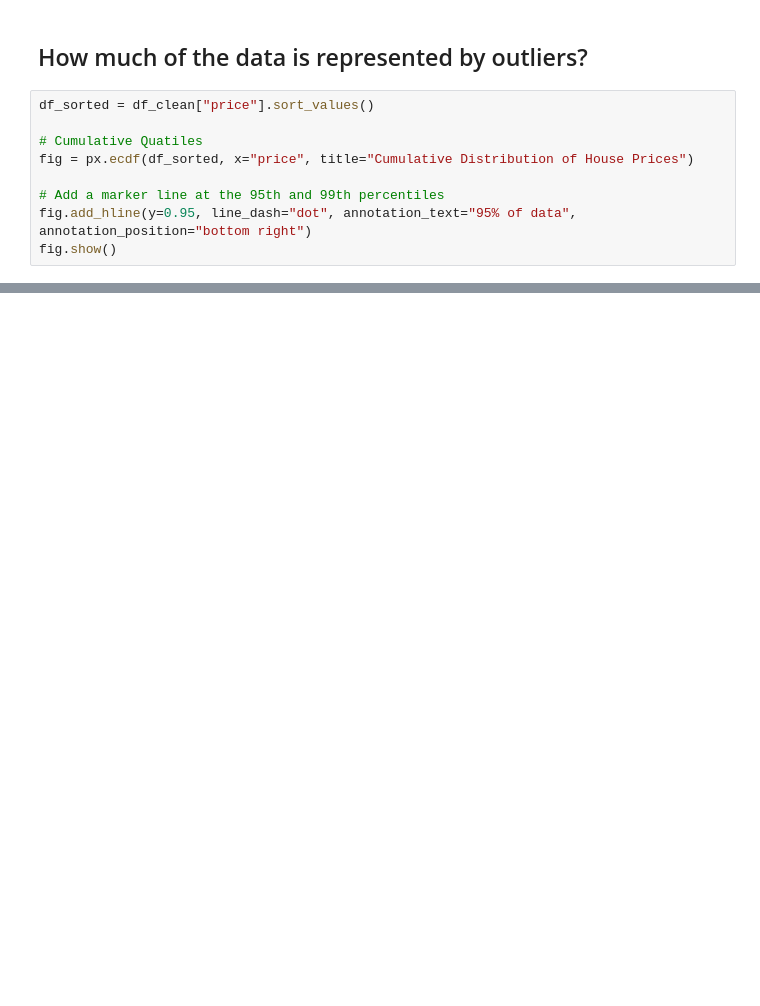
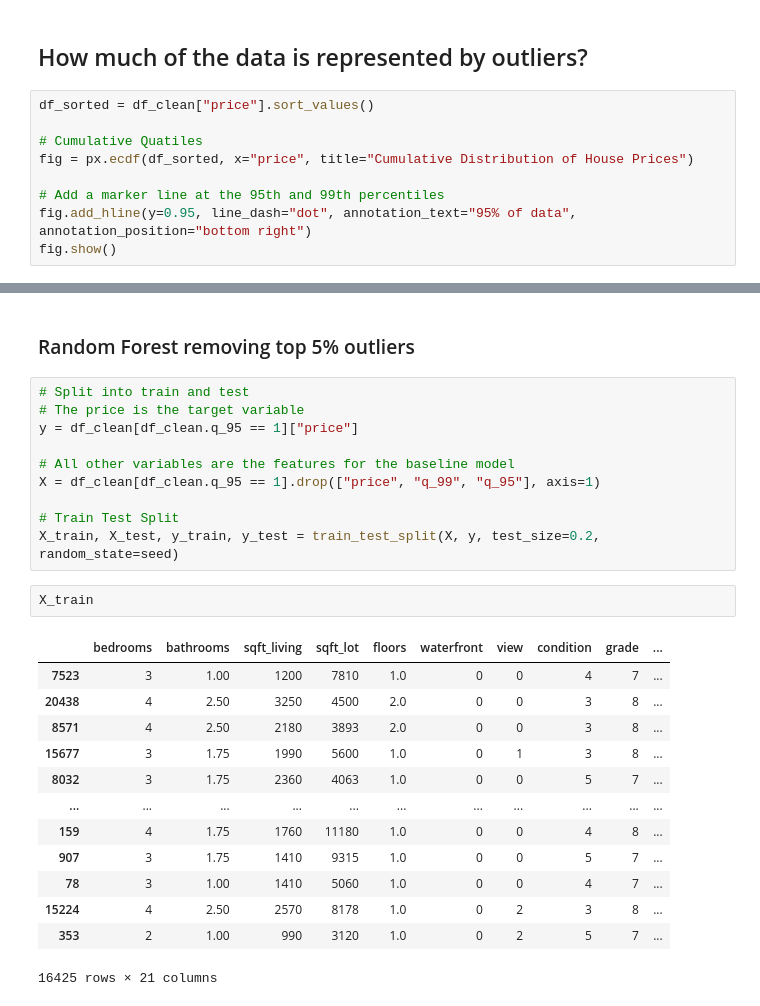
Before and after one commit to coffeedrunkpanda/King-County-Housing-Analysis, a Jupyter notebook: 3_Outliers_Analysis.ipynb, the cells around one changed output, grey strips where cells are left out. Cells and saved outputs as stored; diff of their text form; blank space fills up the shorter version.

```diff
--- a/3_Outliers_Analysis.ipynb
+++ b/3_Outliers_Analysis.ipynb
@@ -102,0 +233,28 @@ fig.show()
+# %% [markdown]
+### Random Forest removing top 5% outliers
+# %%
+# Split into train and test
+# The price is the target variable
+y = df_clean[df_clean.q_95 == 1]["price"]
+
+# All other variables are the features for the baseline model
+X = df_clean[df_clean.q_95 == 1].drop(["price", "q_99", "q_95"], axis=1)
+
+# Train Test Split
+X_train, X_test, y_train, y_test = train_test_split(X, y, test_size=0.2, random_state=seed)
+# %%
+X_train
+# %% [output]
+|  | bedrooms | bathrooms | sqft_living | sqft_lot | floors | waterfront | view | condition | grade | ... |
+| 7523 | 3 | 1.00 | 1200 | 7810 | 1.0 | 0 | 0 | 4 | 7 | ... |
+| 20438 | 4 | 2.50 | 3250 | 4500 | 2.0 | 0 | 0 | 3 | 8 | ... |
+| 8571 | 4 | 2.50 | 2180 | 3893 | 2.0 | 0 | 0 | 3 | 8 | ... |
+| 15677 | 3 | 1.75 | 1990 | 5600 | 1.0 | 0 | 1 | 3 | 8 | ... |
+| 8032 | 3 | 1.75 | 2360 | 4063 | 1.0 | 0 | 0 | 5 | 7 | ... |
+| ... | ... | ... | ... | ... | ... | ... | ... | ... | ... | ... |
+| 159 | 4 | 1.75 | 1760 | 11180 | 1.0 | 0 | 0 | 4 | 8 | ... |
+| 907 | 3 | 1.75 | 1410 | 9315 | 1.0 | 0 | 0 | 5 | 7 | ... |
+| 78 | 3 | 1.00 | 1410 | 5060 | 1.0 | 0 | 0 | 4 | 7 | ... |
+| 15224 | 4 | 2.50 | 2570 | 8178 | 1.0 | 0 | 2 | 3 | 8 | ... |
+| 353 | 2 | 1.00 | 990 | 3120 | 1.0 | 0 | 2 | 5 | 7 | ... |
+16425 rows × 21 columns
```
Also changed, not shown: parts of 38 cells of this notebook.
